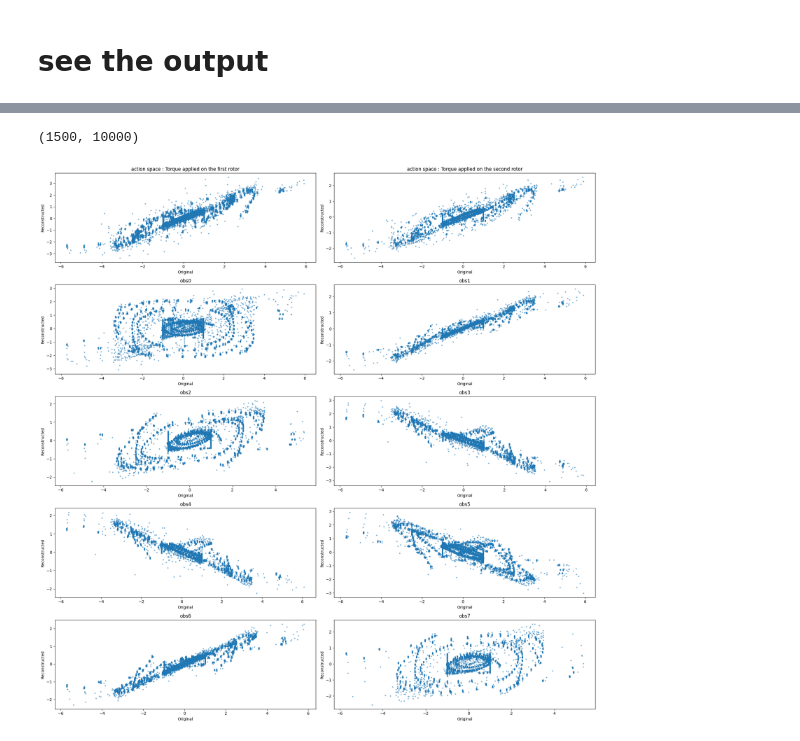
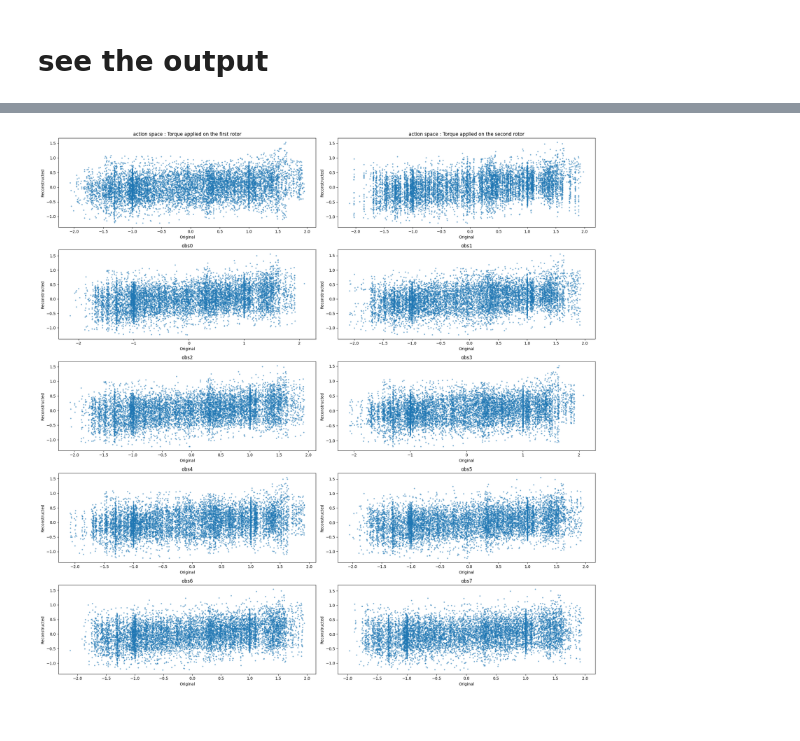
Before and after one commit to Nockda/dissertation, a Jupyter notebook: rl-baselines3-zoo-master/vae_clean_submit.ipynb, the cells around one changed output, grey strips where cells are left out. Cells and saved outputs as stored; diff of their text form; code cells hidden in the pictures.

```diff
--- a/rl-baselines3-zoo-master/vae_clean_submit.ipynb
+++ b/rl-baselines3-zoo-master/vae_clean_submit.ipynb
@@ -591,0 +496,39 @@ reconstructed_df
+# %%
+from collections import defaultdict
+import pandas as pd
+
+def test_model(model, test_loader):
+    model.eval()
+
+    # 각 레이블에 대한 원본 및 재구성 데이터 프레임을 저장합니다.
+    original_dfs = defaultdict(list)
+    reconstructed_dfs = defaultdict(list)
+
+    with torch.no_grad():
+        for i, (batch_data, batch_labels) in enumerate(test_loader):
+            batch_data = batch_data.view(batch_data.size(0), -1)
+            batch_data = batch_data.float()
+            reconstructed_batch, _, _ = model(batch_data)
+
+            original_data = batch_data.detach().cpu().numpy()
+            reconstructed_data = reconstructed_batch.detach().cpu().numpy()
+            labels = batch_labels.detach().cpu().numpy()
+
+            # 각 레이블에 대해 데이터 프레임을 생성하고 저장합니다.
+            for label, orig, recon in zip(labels, original_data, reconstructed_data):
+                original_dfs[label].append(pd.DataFrame(orig.reshape(1, -1)))
+                reconstructed_dfs[label].append(pd.DataFrame(recon.reshape(1, -1)))
+
+    # 각 레이블의 데이터 프레임을 연결합니다.
+    for label in original_dfs.keys():
+        original_dfs[label] = pd.concat(original_dfs[label])
+        reconstructed_dfs[label] = pd.concat(reconstructed_dfs[label])
+
+    return original_dfs, reconstructed_dfs
+
+# 훈련 후 함수를 호출합니다.
+original_dfs, reconstructed_dfs = test_model(model, test_loader)
+
+# 예를 들어 레이블 1에 대한 원본 및 재구성된 데이터를 가져옵니다.
+label1_original_df = original_dfs[3]
+label1_reconstructed_df = reconstructed_dfs[3]
@@ -643,31 +605,27 @@ tensor(72.6843)
-# %%
-original_df.shape
-# %% [output]
-(1500, 10000)
 # %%
-ori_combined_np = original_df.to_numpy()
-recon_combined_np = reconstructed_df.to_numpy()
+ori_combined_np = label1_original_df.to_numpy()
+recon_combined_np = label1_reconstructed_df.to_numpy()
 
 # Column names
 column_names = ['action space : Torque applied on the first rotor',
                 'action space : Torque applied on the second rotor',
                 'obs0', 'obs1', 'obs2', 'obs3', 'obs4', 'obs5', 'obs6', 'obs7']
 
 # Create a figure
 plt.figure(figsize=(20, 20))
 
 # Create subplots for each column
 for i in range(10):  # Assuming you have 10 columns
     plt.subplot(5, 2, i+1)  # 5 rows and 2 columns of subplots
     plt.scatter(ori_combined_np[i, :], recon_combined_np[i, :], alpha=0.5, s=5)
     plt.title(column_names[i])
     plt.xlabel('Original')
     plt.ylabel('Reconstructed')
 
 # Display the plot
 plt.tight_layout()
 plt.show()
 # %% [output]
-[figure, old version]
+[figure, new version]
 # %%
 ori_combined_np.shape
```
Also changed, not shown: parts of 26 cells of this notebook, 13 other files.
